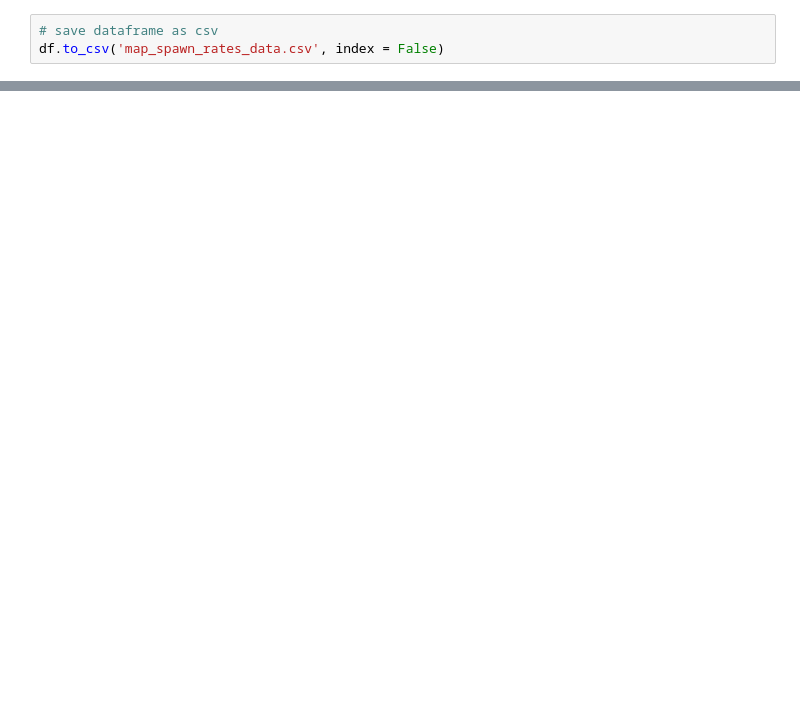
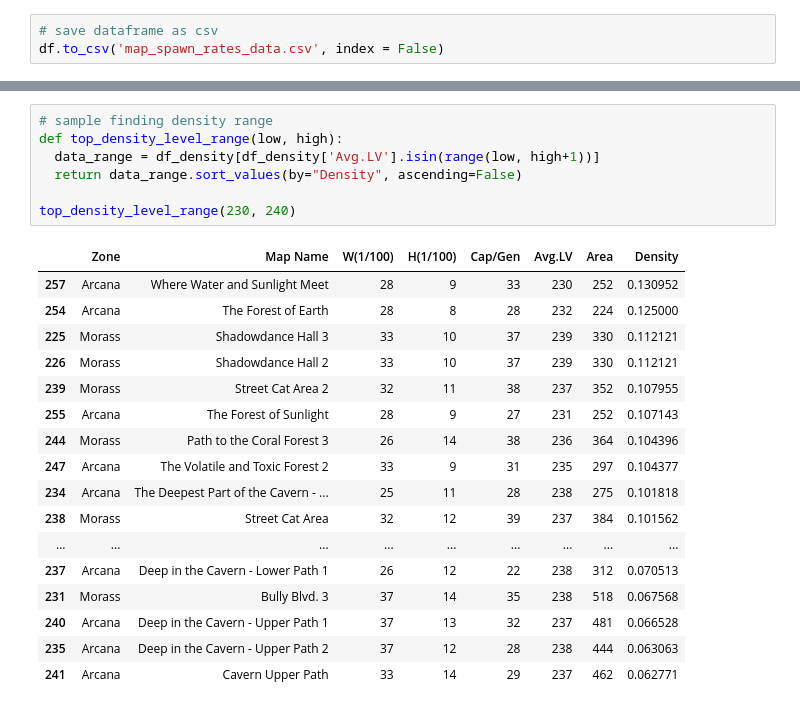
Before and after one commit to jennysu1105/Maplestory-Exploratory-Data, a Jupyter notebook: scrape_map_spawn_data.ipynb, the cells around one changed output, grey strips where cells are left out. Drawn from its saved outputs; the diff is of its cells as text; blank space fills up the shorter version.

```diff
--- a/scrape_map_spawn_data.ipynb
+++ b/scrape_map_spawn_data.ipynb
@@ -51,0 +183,25 @@ maps
+# %%
+# sample finding density range
+def top_density_level_range(low, high):
+  data_range = df_density[df_density['Avg.LV'].isin(range(low, high+1))]
+  return data_range.sort_values(by="Density", ascending=False)
+
+top_density_level_range(230, 240)
+# %% [output]
+|  | Zone | Map Name | W(1/100) | H(1/100) | Cap/Gen | Avg.LV | Area | Density |
+| 257 | Arcana | Where Water and Sunlight Meet | 28 | 9 | 33 | 230 | 252 | 0.130952 |
+| 254 | Arcana | The Forest of Earth | 28 | 8 | 28 | 232 | 224 | 0.125000 |
+| 225 | Morass | Shadowdance Hall 3 | 33 | 10 | 37 | 239 | 330 | 0.112121 |
+| 226 | Morass | Shadowdance Hall 2 | 33 | 10 | 37 | 239 | 330 | 0.112121 |
+| 239 | Morass | Street Cat Area 2 | 32 | 11 | 38 | 237 | 352 | 0.107955 |
+| 255 | Arcana | The Forest of Sunlight | 28 | 9 | 27 | 231 | 252 | 0.107143 |
+| 244 | Morass | Path to the Coral Forest 3 | 26 | 14 | 38 | 236 | 364 | 0.104396 |
+| 247 | Arcana | The Volatile and Toxic Forest 2 | 33 | 9 | 31 | 235 | 297 | 0.104377 |
+| 234 | Arcana | The Deepest Part of the Cavern - ... | 25 | 11 | 28 | 238 | 275 | 0.101818 |
+| 238 | Morass | Street Cat Area | 32 | 12 | 39 | 237 | 384 | 0.101562 |
+| ... | ... | ... | ... | ... | ... | ... | ... | ... |
+| 237 | Arcana | Deep in the Cavern - Lower Path 1 | 26 | 12 | 22 | 238 | 312 | 0.070513 |
+| 231 | Morass | Bully Blvd. 3 | 37 | 14 | 35 | 238 | 518 | 0.067568 |
+| 240 | Arcana | Deep in the Cavern - Upper Path 1 | 37 | 13 | 32 | 237 | 481 | 0.066528 |
+| 235 | Arcana | Deep in the Cavern - Upper Path 2 | 37 | 12 | 28 | 238 | 444 | 0.063063 |
+| 241 | Arcana | Cavern Upper Path | 33 | 14 | 29 | 237 | 462 | 0.062771 |
```
Also changed, not shown: parts of 17 cells of this notebook.
